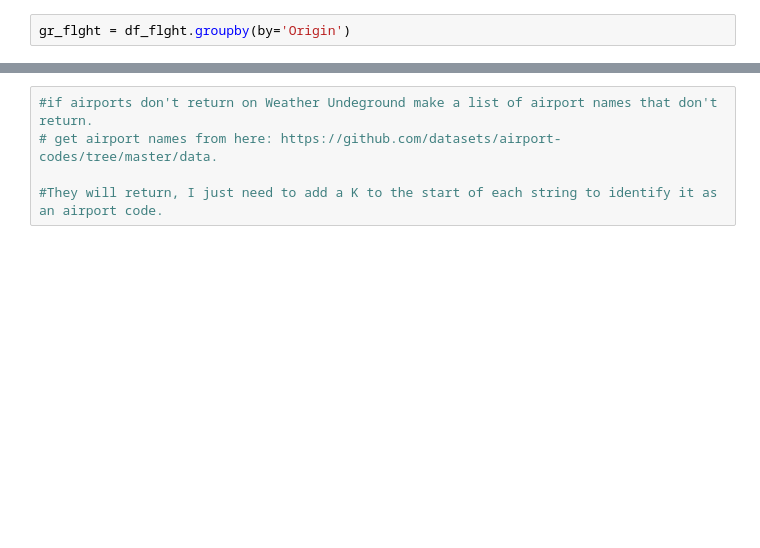
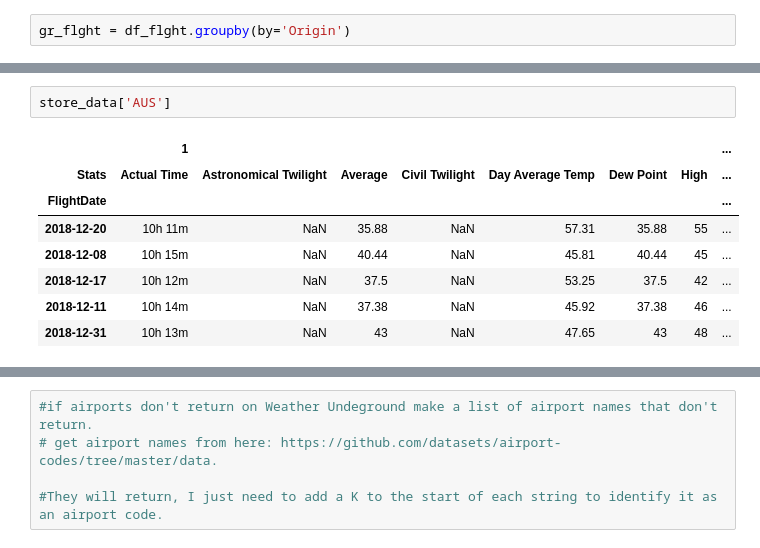
Before and after one commit to Oryder-green/FDS-project, a Jupyter notebook: Data Cleaning.ipynb, the cells around one changed output, grey strips where cells are left out. Drawn from its saved outputs; the diff is of its cells as text; blank space fills up the shorter version.

```diff
--- a/Data Cleaning.ipynb
+++ b/Data Cleaning.ipynb
@@ -333,0 +200,11 @@ x.pivot(index="Date", columns=["Stats"], values =["1"])
+# %%
+store_data['AUS']
+# %% [output]
+|  | 1 |  |  |  |  |  |  | ... |
+| Stats | Actual Time | Astronomical Twilight | Average | Civil Twilight | Day Average Temp | Dew Point | High | ... |
+| FlightDate |  |  |  |  |  |  |  | ... |
+| 2018-12-20 | 10h 11m | NaN | 35.88 | NaN | 57.31 | 35.88 | 55 | ... |
+| 2018-12-08 | 10h 15m | NaN | 40.44 | NaN | 45.81 | 40.44 | 45 | ... |
+| 2018-12-17 | 10h 12m | NaN | 37.5 | NaN | 53.25 | 37.5 | 42 | ... |
+| 2018-12-11 | 10h 14m | NaN | 37.38 | NaN | 45.92 | 37.38 | 46 | ... |
+| 2018-12-31 | 10h 13m | NaN | 43 | NaN | 47.65 | 43 | 48 | ... |
```
Also changed, not shown: parts of 31 cells of this notebook.
